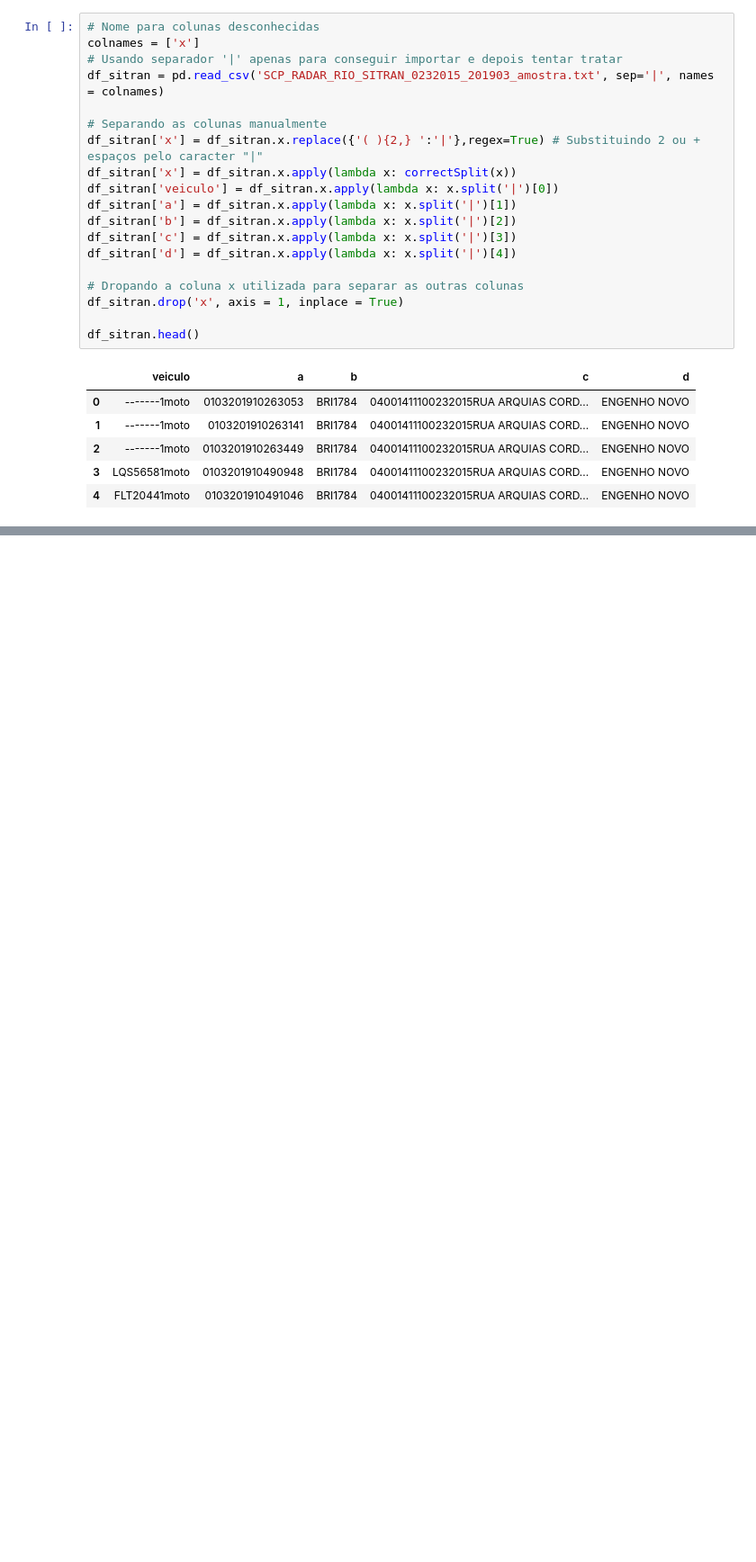
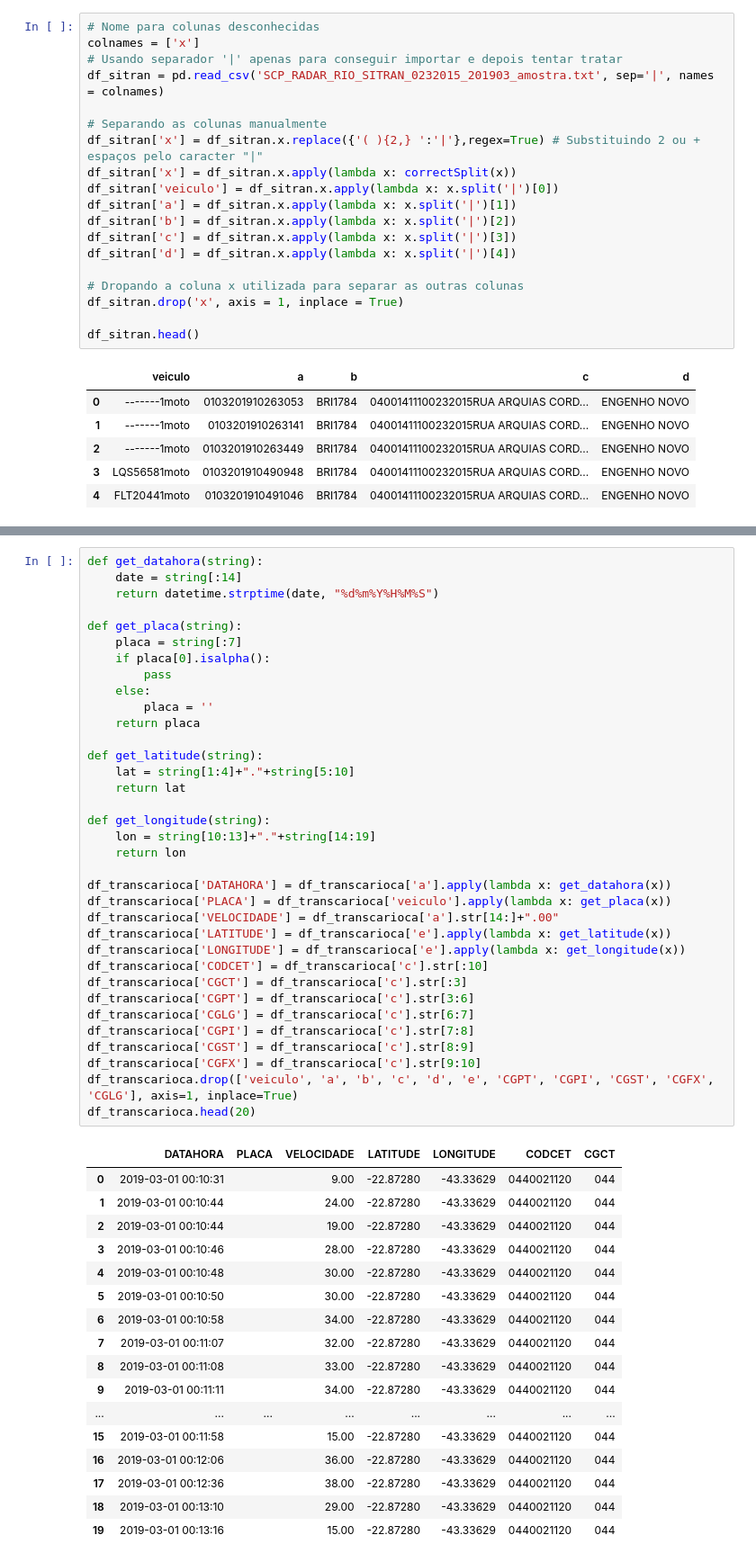
Before and after one commit to brenoimatos/UFRJ-CET-Rio, a Jupyter notebook: amostra_dados.ipynb, the cells around one changed output, grey strips where cells are left out. Shown: that part at 90% size. Drawn from its saved outputs; the diff is of its cells as text; blank space fills up the shorter version.

```diff
--- a/amostra_dados.ipynb
+++ b/amostra_dados.ipynb
@@ -192 +208,54 @@ df_transcarioca.head()
+# %%
+def get_datahora(string):
+    date = string[:14]
+    return datetime.strptime(date, "%d%m%Y%H%M%S")
+
+def get_placa(string):
+    placa = string[:7]
+    if placa[0].isalpha():
+        pass
+    else:
+        placa = ''
+    return placa
+
+def get_latitude(string):
+    lat = string[1:4]+"."+string[5:10]
+    return lat
+
+def get_longitude(string):
+    lon = string[10:13]+"."+string[14:19]
+    return lon
+
+df_transcarioca['DATAHORA'] = df_transcarioca['a'].apply(lambda x: get_datahora(x))
+df_transcarioca['PLACA'] = df_transcarioca['veiculo'].apply(lambda x: get_placa(x))
+df_transcarioca['VELOCIDADE'] = df_transcarioca['a'].str[14:]+".00"
+df_transcarioca['LATITUDE'] = df_transcarioca['e'].apply(lambda x: get_latitude(x))
+df_transcarioca['LONGITUDE'] = df_transcarioca['e'].apply(lambda x: get_longitude(x))
+df_transcarioca['CODCET'] = df_transcarioca['c'].str[:10]
+df_transcarioca['CGCT'] = df_transcarioca['c'].str[:3]
+df_transcarioca['CGPT'] = df_transcarioca['c'].str[3:6]
+df_transcarioca['CGLG'] = df_transcarioca['c'].str[6:7]
+df_transcarioca['CGPI'] = df_transcarioca['c'].str[7:8]
+df_transcarioca['CGST'] = df_transcarioca['c'].str[8:9]
+df_transcarioca['CGFX'] = df_transcarioca['c'].str[9:10]
+df_transcarioca.drop(['veiculo', 'a', 'b', 'c', 'd', 'e', 'CGPT', 'CGPI', 'CGST', 'CGFX', 'CGLG'], axis=1, inplace=True)
+df_transcarioca.head(20)
+# %% [output]
+|  | DATAHORA | PLACA | VELOCIDADE | LATITUDE | LONGITUDE | CODCET | CGCT |
+| 0 | 2019-03-01 00:10:31 |  | 9.00 | -22.87280 | -43.33629 | 0440021120 | 044 |
+| 1 | 2019-03-01 00:10:44 |  | 24.00 | -22.87280 | -43.33629 | 0440021120 | 044 |
+| 2 | 2019-03-01 00:10:44 |  | 19.00 | -22.87280 | -43.33629 | 0440021120 | 044 |
+| 3 | 2019-03-01 00:10:46 |  | 28.00 | -22.87280 | -43.33629 | 0440021120 | 044 |
+| 4 | 2019-03-01 00:10:48 |  | 30.00 | -22.87280 | -43.33629 | 0440021120 | 044 |
+| 5 | 2019-03-01 00:10:50 |  | 30.00 | -22.87280 | -43.33629 | 0440021120 | 044 |
+| 6 | 2019-03-01 00:10:58 |  | 34.00 | -22.87280 | -43.33629 | 0440021120 | 044 |
+| 7 | 2019-03-01 00:11:07 |  | 32.00 | -22.87280 | -43.33629 | 0440021120 | 044 |
+| 8 | 2019-03-01 00:11:08 |  | 33.00 | -22.87280 | -43.33629 | 0440021120 | 044 |
+| 9 | 2019-03-01 00:11:11 |  | 34.00 | -22.87280 | -43.33629 | 0440021120 | 044 |
+| ... | ... | ... | ... | ... | ... | ... | ... |
+| 15 | 2019-03-01 00:11:58 |  | 15.00 | -22.87280 | -43.33629 | 0440021120 | 044 |
+| 16 | 2019-03-01 00:12:06 |  | 36.00 | -22.87280 | -43.33629 | 0440021120 | 044 |
+| 17 | 2019-03-01 00:12:36 |  | 38.00 | -22.87280 | -43.33629 | 0440021120 | 044 |
+| 18 | 2019-03-01 00:13:10 |  | 29.00 | -22.87280 | -43.33629 | 0440021120 | 044 |
+| 19 | 2019-03-01 00:13:16 |  | 15.00 | -22.87280 | -43.33629 | 0440021120 | 044 |
 # %% [markdown]
```
Also changed, not shown: parts of 16 cells of this notebook.
